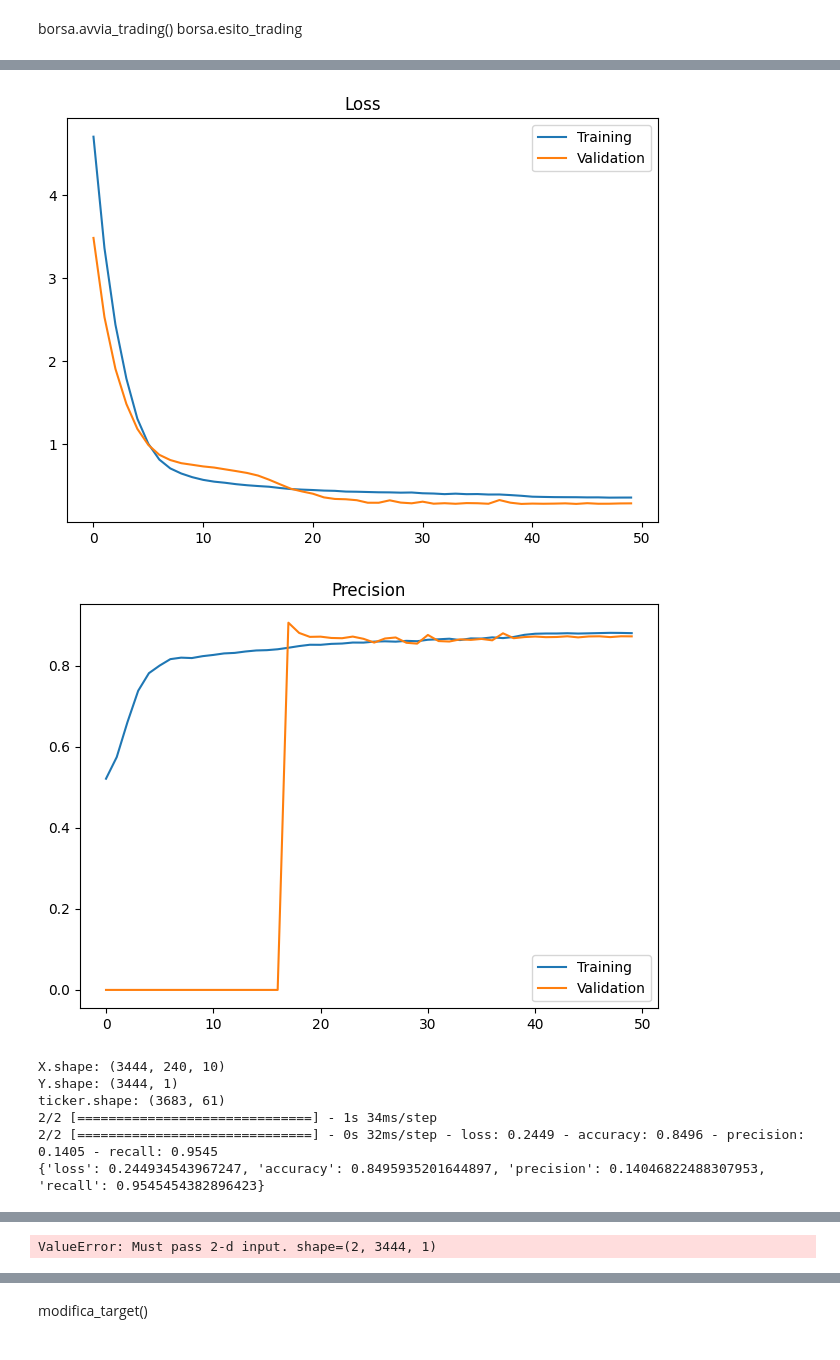
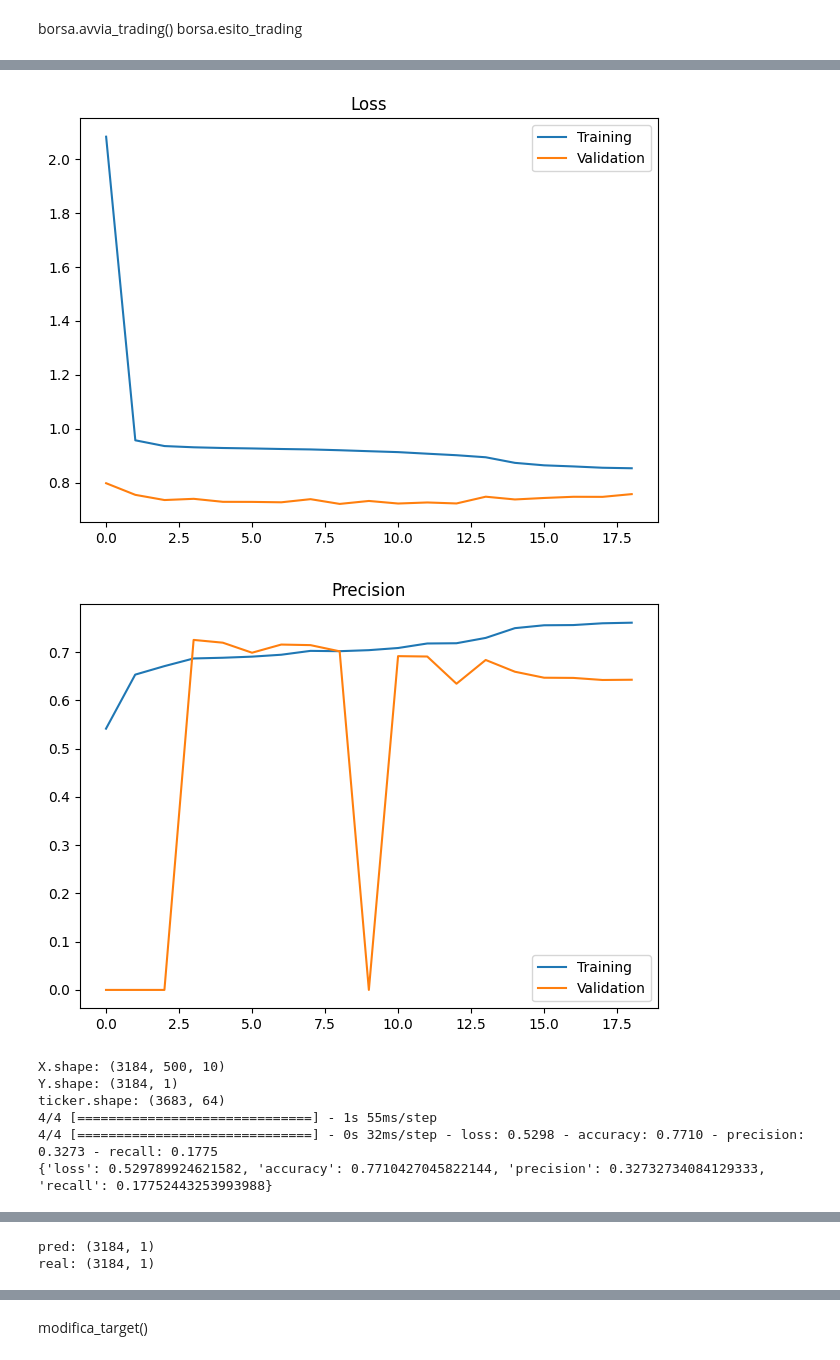
Before and after one commit to enricomarchi/Borsa, a Jupyter notebook: Test_trading_multiplo.ipynb, the cells around one changed output, grey strips where cells are left out. Drawn from its saved outputs; the diff is of its cells as text; code cells hidden in the pictures.

```diff
--- a/Test_trading_multiplo.ipynb
+++ b/Test_trading_multiplo.ipynb
@@ -1313,8 +1346,18 @@ borsa.avvia_trading()
 borsa.esito_trading
 # %%
 mod = Modello()
-mod.crea('mod_1_in', class_weights={0: 2, 1: 1}, bilanciamento=1, timesteps=240)
-mod.addestra(salva_carica_file_XY=True)
+mod.crea(
+    'mod_1_in',
+    class_weights={0: 1, 1: 0.5},
+    bilanciamento=0.5,
+    timesteps=500,
+    batch_size=1500,
+    learning_rate=0.0001,
+    n_ticker_batch=400,
+    train_test_split=0.5
+)
+df = mod.addestra(salva_carica_file_XY=True)
+df
 mod.salva()
 # %% [output]
 Preparazione dati di train
@@ -1337,8 +1399,8 @@ Epoch 50: early stopping
-[figure, old version]
+[figure, new version]
-[figure, old version]
+[figure, new version]
-X.shape: (3444, 240, 10)
-Y.shape: (3444, 1)
-ticker.shape: (3683, 61)
-2/2 [==============================] - 1s 34ms/step
-2/2 [==============================] - 0s 32ms/step - loss: 0.2449 - accuracy: 0.8496 - precision: 0.1405 - recall: 0.9545
-{'loss': 0.244934543967247, 'accuracy': 0.8495935201644897, 'precision': 0.14046822488307953, 'recall': 0.9545454382896423}
+X.shape: (3184, 500, 10)
+Y.shape: (3184, 1)
+ticker.shape: (3683, 64)
+4/4 [==============================] - 1s 55ms/step
+4/4 [==============================] - 0s 32ms/step - loss: 0.5298 - accuracy: 0.7710 - precision: 0.3273 - recall: 0.1775
+{'loss': 0.529789924621582, 'accuracy': 0.7710427045822144, 'precision': 0.32732734084129333, 'recall': 0.17752443253993988}
@@ -1346 +1408,2 @@ ticker.shape: (3683, 61)
-ValueError: Must pass 2-d input. shape=(2, 3444, 1)
+pred: (3184, 1)
+real: (3184, 1)
```
Also changed, not shown: parts of 2 cells of this notebook.
